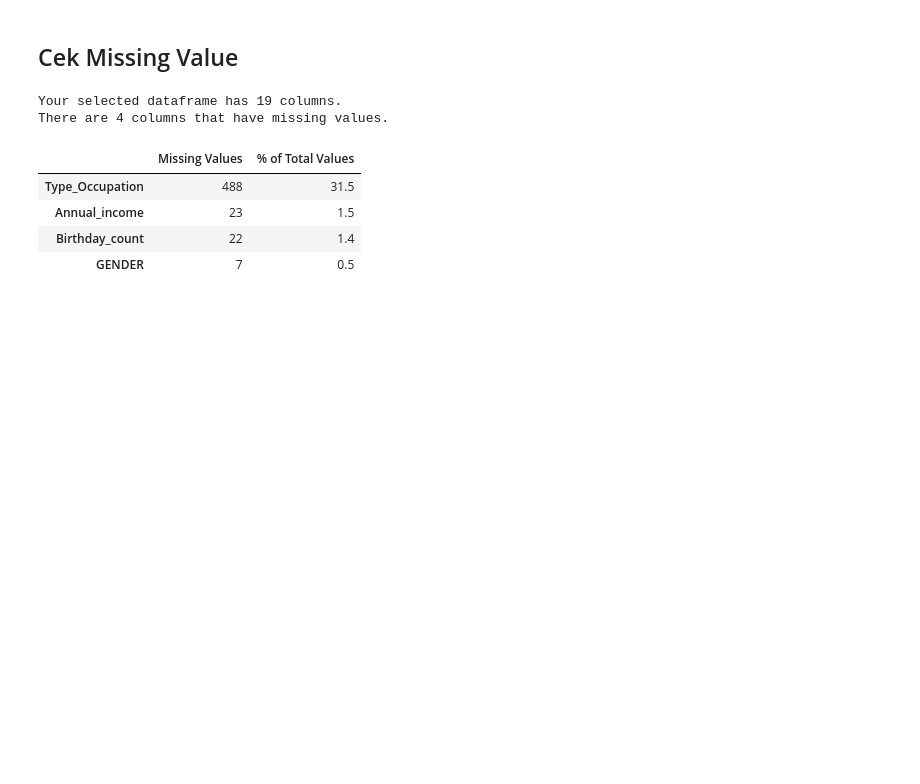
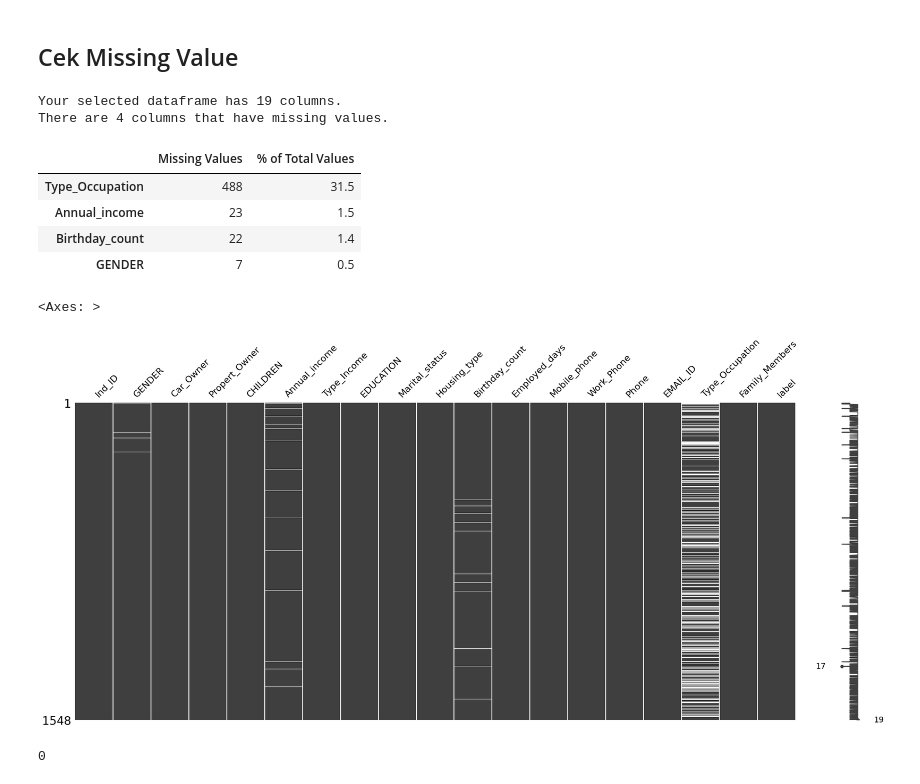
Before and after one commit to DaffaElgo/Iconic_2024, a Jupyter notebook: Code/Prepo.ipynb, the cells around one changed output. Drawn from its saved outputs; the diff is of its cells as text; code cells hidden in the pictures; blank space fills up the shorter version.

```diff
--- a/Code/Prepo.ipynb
+++ b/Code/Prepo.ipynb
@@ -124,3 +128,13 @@ There are 4 columns that have missing values.
 | Annual_income | 23 | 1.5 |
 | Birthday_count | 22 | 1.4 |
 | GENDER | 7 | 0.5 |
+# %%
+mno.matrix(data)
+# %% [output]
+<Axes: >
+[figure, added]
+# %%
+# Cek apakah ada row data duplikat
+data.duplicated().sum()
+# %% [output]
+0
```
Also changed, not shown: parts of 8 cells of this notebook.
